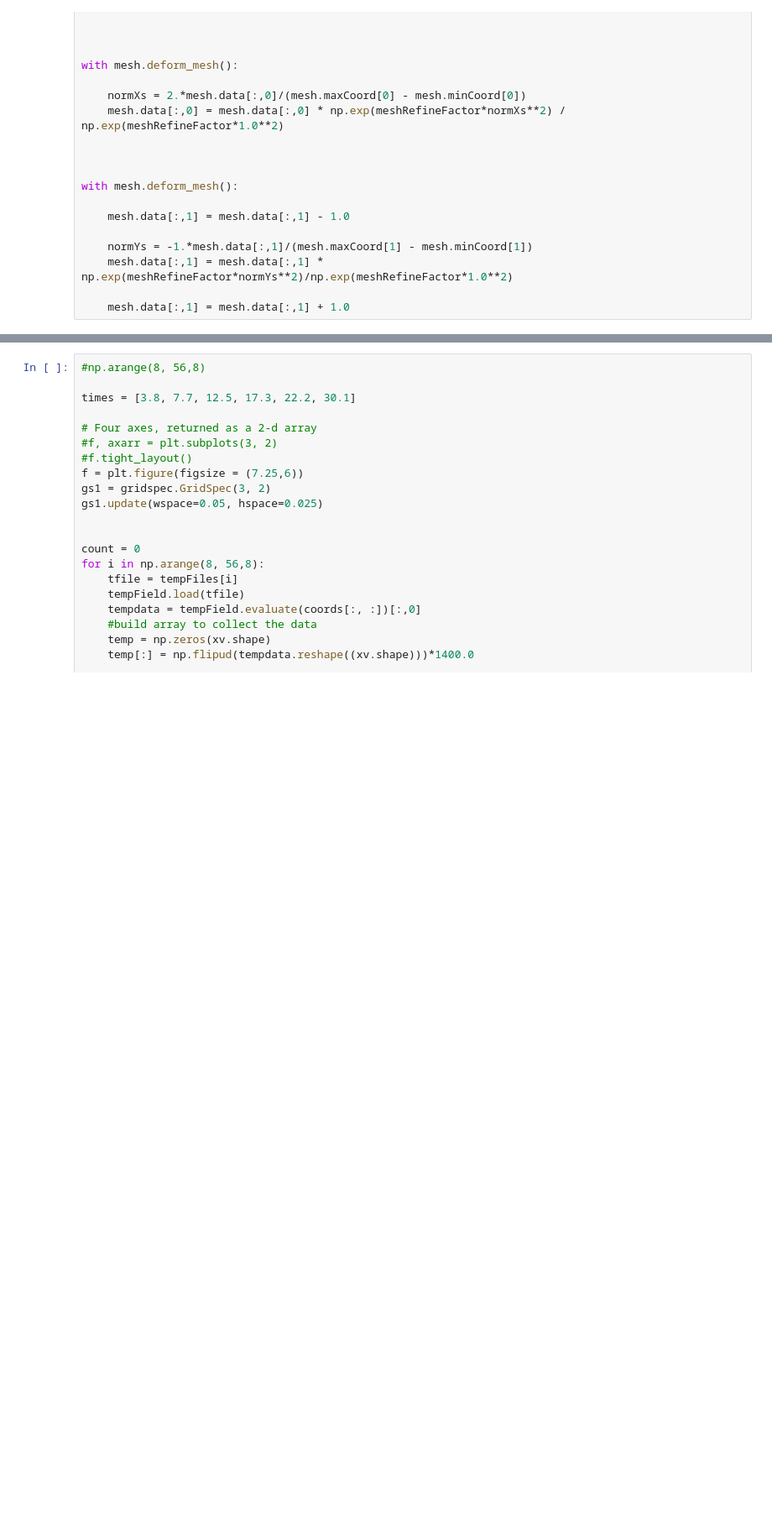
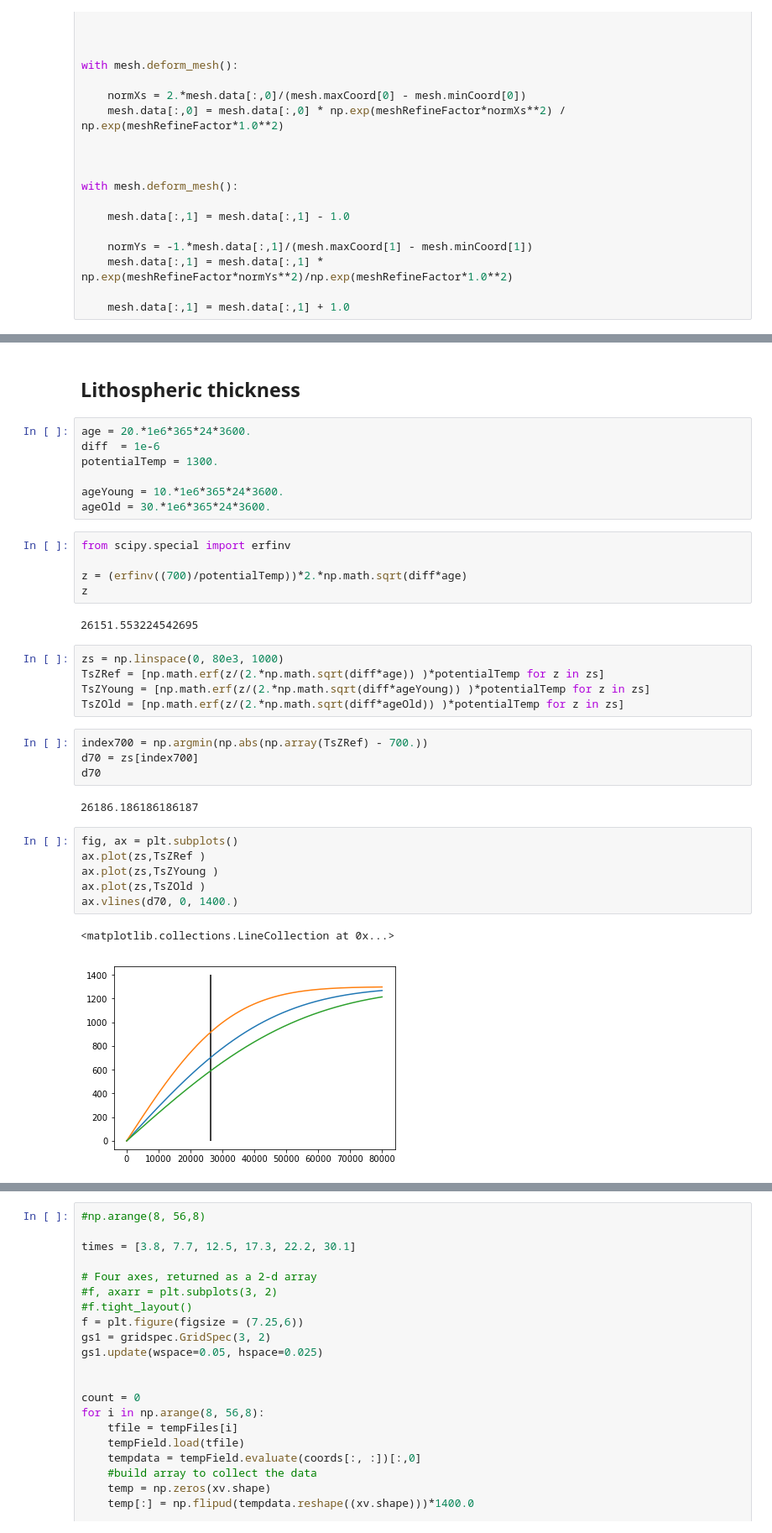
Before and after one commit to dansand/flat_slab, a Jupyter notebook: analysis/stress_curvature.ipynb, the cells around one changed output, grey strips where cells are left out. Shown at 84% size. Saved outputs shown, nothing was run; the diff lists cells and outputs as text; blank space fills up the shorter version.

```diff
--- a/analysis/stress_curvature.ipynb
+++ b/analysis/stress_curvature.ipynb
@@ -487,0 +577,36 @@ NameError: name 'gridspec' is not defined
+# %% [markdown]
+## Lithospheric thickness
+# %%
+age = 20.*1e6*365*24*3600.
+diff  = 1e-6
+potentialTemp = 1300.
+
+ageYoung = 10.*1e6*365*24*3600.
+ageOld = 30.*1e6*365*24*3600.
+# %%
+from scipy.special import erfinv
+
+z = (erfinv((700)/potentialTemp))*2.*np.math.sqrt(diff*age)
+z
+# %% [output]
+26151.553224542695
+# %%
+zs = np.linspace(0, 80e3, 1000)
+TsZRef = [np.math.erf(z/(2.*np.math.sqrt(diff*age)) )*potentialTemp for z in zs]
+TsZYoung = [np.math.erf(z/(2.*np.math.sqrt(diff*ageYoung)) )*potentialTemp for z in zs]
+TsZOld = [np.math.erf(z/(2.*np.math.sqrt(diff*ageOld)) )*potentialTemp for z in zs]
+# %%
+index700 = np.argmin(np.abs(np.array(TsZRef) - 700.))
+d70 = zs[index700]
+d70
+# %% [output]
+26186.186186186187
+# %%
+fig, ax = plt.subplots()
+ax.plot(zs,TsZRef )
+ax.plot(zs,TsZYoung )
+ax.plot(zs,TsZOld )
+ax.vlines(d70, 0, 1400.)
+# %% [output]
+<matplotlib.collections.LineCollection at 0x...>
+[figure, added]
```
Also changed, not shown: parts of 146 cells of this notebook, 16 other files.
